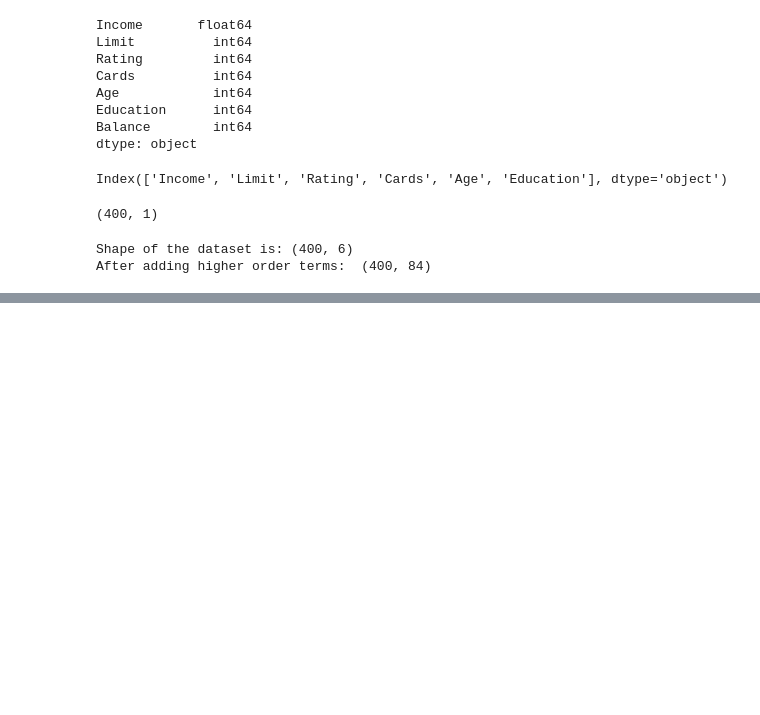
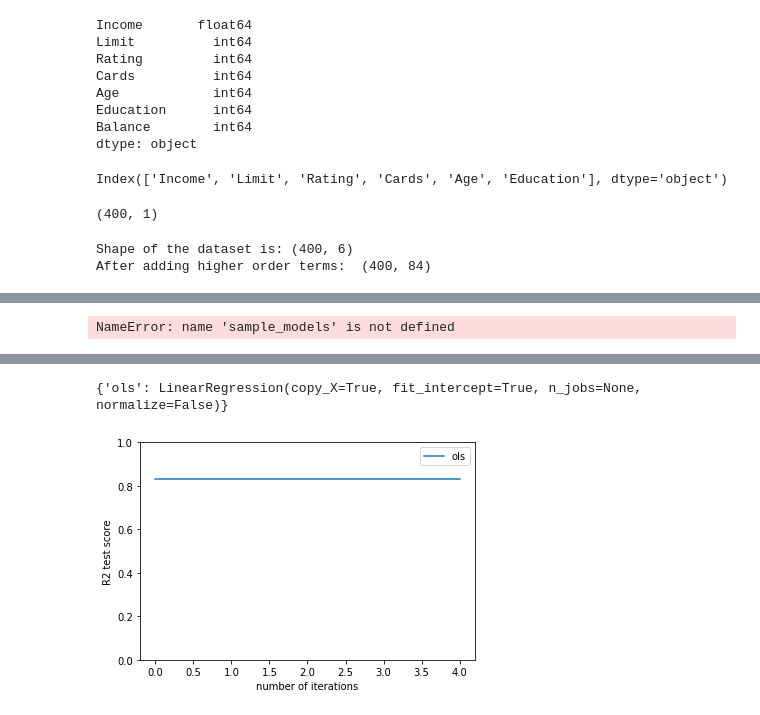
Before and after one commit to Lastew/dc-ds-071519, a Jupyter notebook: Module-4/week_2/regularization/regularization-Copy1.ipynb, the cells around one changed output, grey strips where cells are left out. Cells and saved outputs as stored; diff of their text form; code cells hidden in the pictures; blank space fills up the shorter version.

```diff
--- a/Module-4/week_2/regularization/regularization-Copy1.ipynb
+++ b/Module-4/week_2/regularization/regularization-Copy1.ipynb
@@ -265,3 +287,7 @@ trained_models = model_expreriment(num_iter=20,
+# %%
+model_expreriment(num_iter = 5, models = ['ols', 'ridge', 'lasso'], complexity = 'simple')
+# %% [output]
+NameError: name 'sample_models' is not defined
 # %% [markdown]
 
 
@@ -347,0 +452,5 @@ Image Sources in order of appearance:
+# %%
+model_expreriment(X=X, y=y, models=['ols'])
+# %% [output]
+{'ols': LinearRegression(copy_X=True, fit_intercept=True, n_jobs=None, normalize=False)}
+[figure, added]
```
Also changed, not shown: parts of 7 cells of this notebook, 5 other files.
